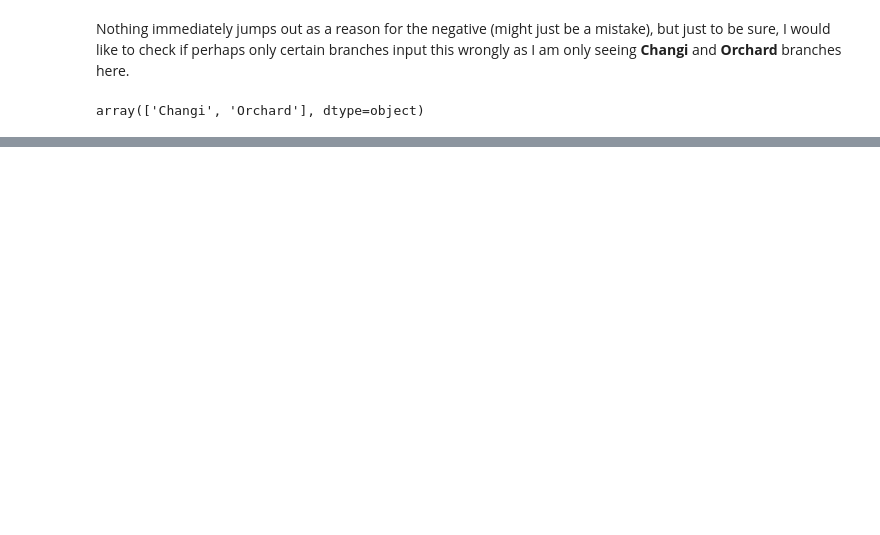
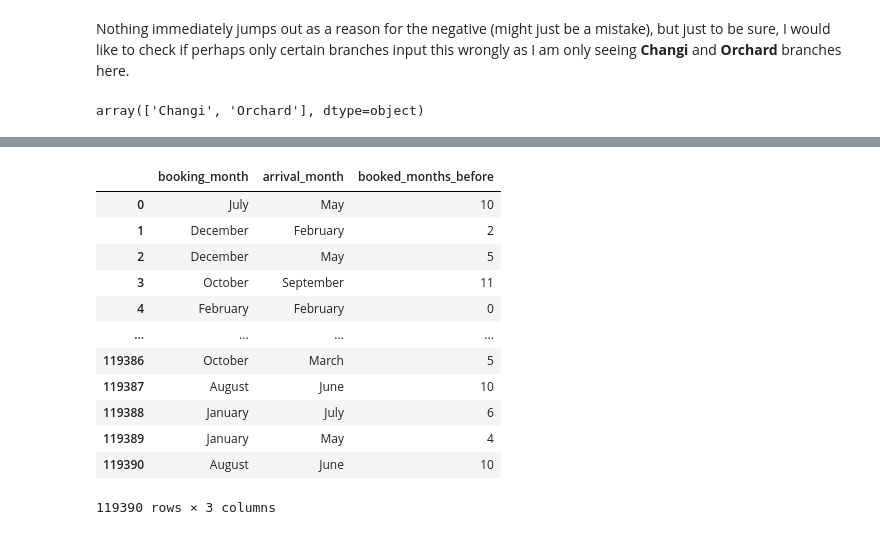
Before and after one commit to Anglesofdeath/no_show-data-science-project, a Jupyter notebook: eda.ipynb, the cells around one changed output, grey strips where cells are left out. Drawn from its saved outputs; the diff is of its cells as text; code cells hidden in the pictures; blank space fills up the shorter version.

```diff
--- a/eda.ipynb
+++ b/eda.ipynb
@@ -250,0 +336,25 @@ df.describe()
+# %%
+month_list = ['January', 'February', 'March', 'April', 'May', 'June', 'July', 'August', 'September', 'October', 'November', 'December']
+def bookedMonthsBefore(booked_month: str, checkIn_month: str):
+    x = month_list.index(booked_month)
+    y = month_list.index(checkIn_month)
+    if y >= x:
+        return y - x
+    else:
+        return 12 -(x - y)
+df['booked_months_before'] = df.apply(lambda x: bookedMonthsBefore(x['booking_month'], x['arrival_month']), axis=1)
+df[['booking_month', 'arrival_month', 'booked_months_before']]
+# %% [output]
+|  | booking_month | arrival_month | booked_months_before |
+| 0 | July | May | 10 |
+| 1 | December | February | 2 |
+| 2 | December | May | 5 |
+| 3 | October | September | 11 |
+| 4 | February | February | 0 |
+| ... | ... | ... | ... |
+| 119386 | October | March | 5 |
+| 119387 | August | June | 10 |
+| 119388 | January | July | 6 |
+| 119389 | January | May | 4 |
+| 119390 | August | June | 10 |
+119390 rows × 3 columns
```
Also changed, not shown: parts of 26 cells of this notebook.
